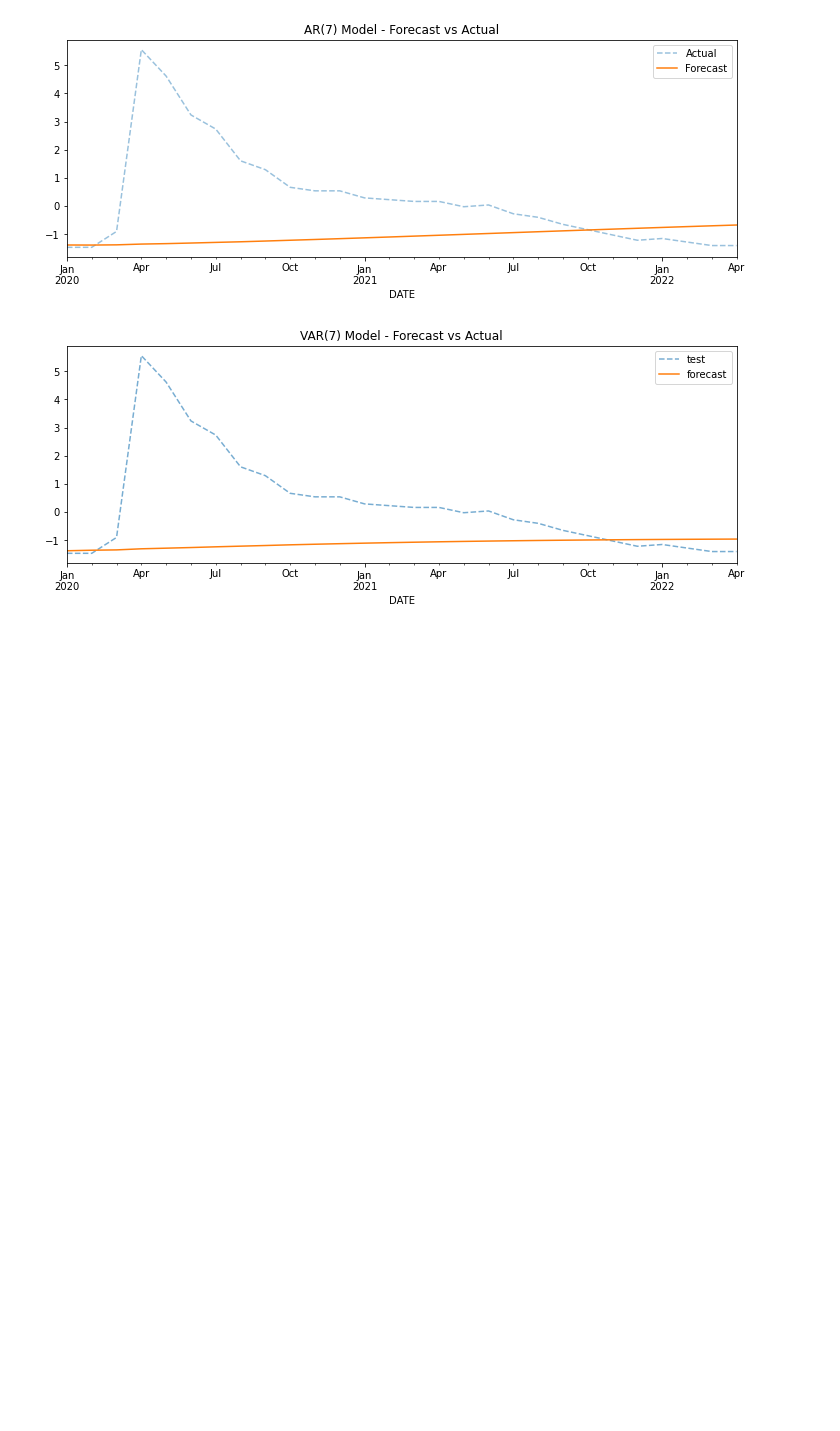
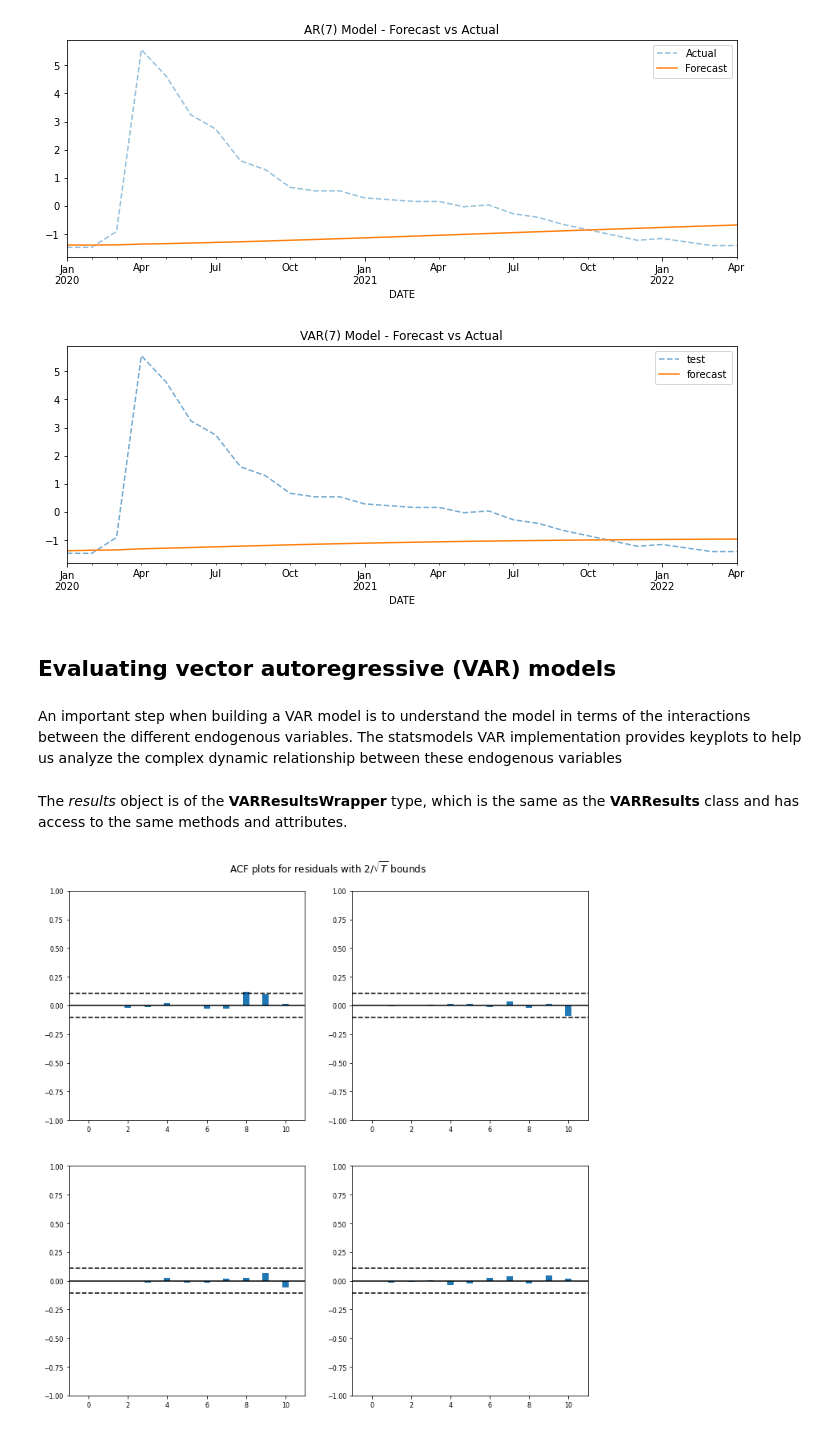
Before and after one commit to LaurbergMJ/TimeSeriesAnalysisWithPythonCookbook, a Jupyter notebook: Ch11.ipynb, the cells around one changed output. Drawn from its saved outputs; the diff is of its cells as text; code cells hidden in the pictures; blank space fills up the shorter version.

```diff
--- a/Ch11.ipynb
+++ b/Ch11.ipynb
@@ -659,0 +652,13 @@ from
+# %% [markdown]
+## Evaluating vector autoregressive (VAR) models
+# %% [markdown]
+An important step when building a VAR model is to understand the model in terms of the interactions between the different endogenous variables. The statsmodels VAR implementation provides keyplots to help us analyze the complex dynamic relationship between these endogenous variables
+# %% [markdown]
+The _results_ object is of the **VARResultsWrapper** type, which is the same as the **VARResults**  class and has access to the same methods and attributes.
+# %%
+# Start with the ACF plot of the residuals using the plot_acorr method
+
+results.plot_acorr()
+plt.show()
+# %% [output]
+[figure, added]
```
Also changed, not shown: parts of 30 cells of this notebook.
